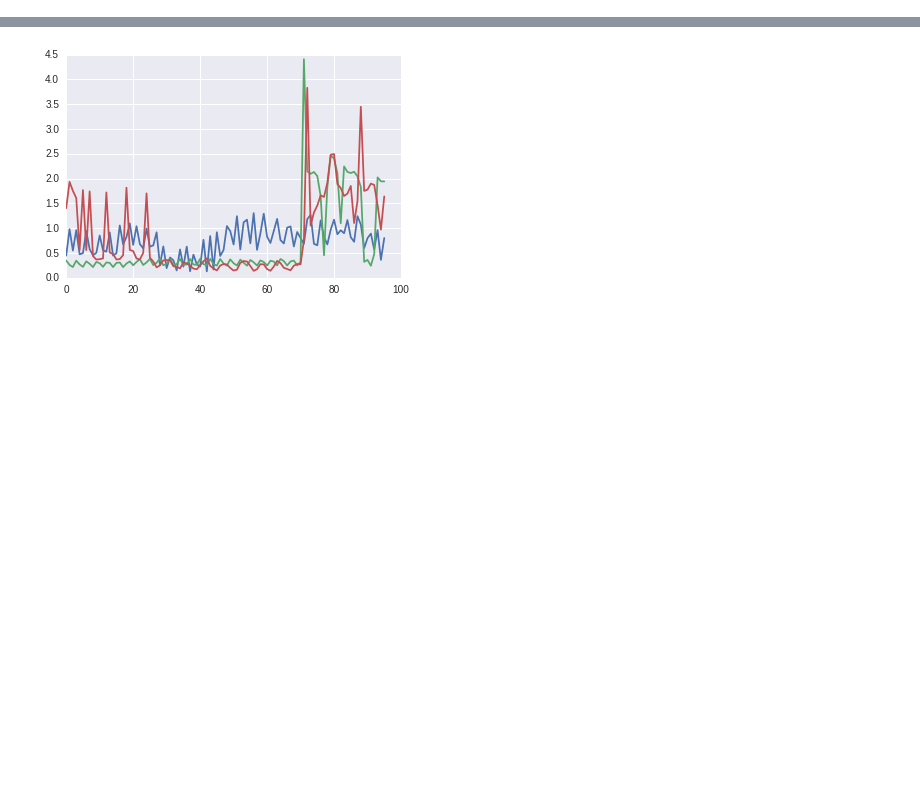
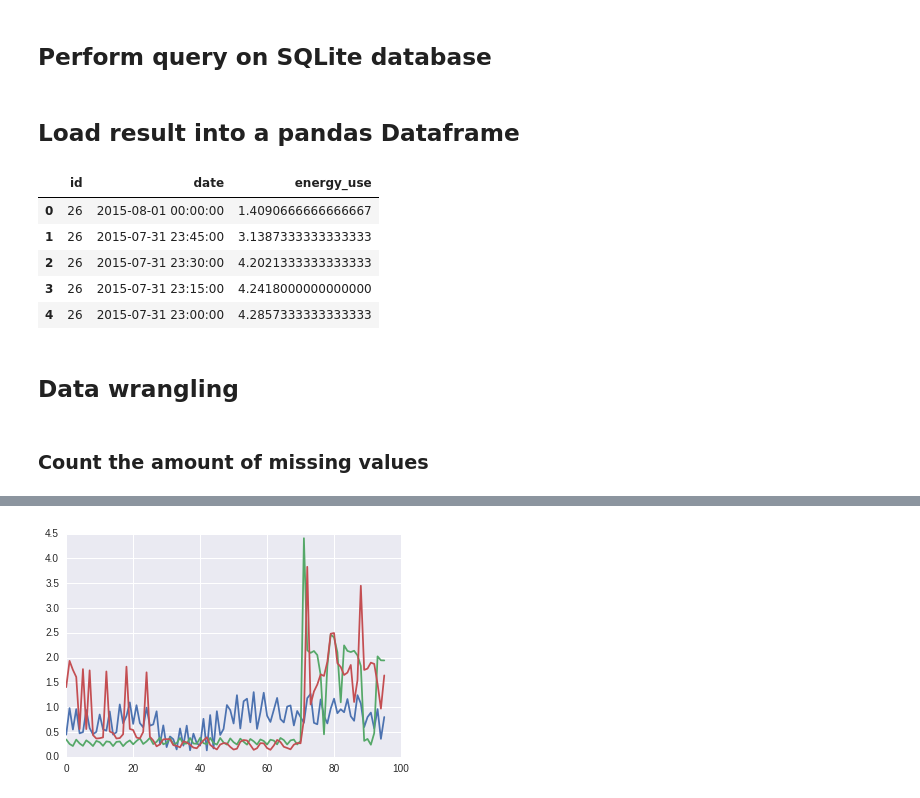
Before and after one commit to lucianoviola/energy_clustering, a Jupyter notebook: load_clustering.ipynb, the cells around one changed output, grey strips where cells are left out. Cells and saved outputs as stored; diff of their text form; code cells hidden in the pictures; blank space fills up the shorter version.

```diff
--- a/load_clustering.ipynb
+++ b/load_clustering.ipynb
@@ -129,2 +8,27 @@ df = pd.DataFrame(data, columns=['id','date','energy_use'])
+# %% [markdown]
+## Perform query on SQLite database
+# %%
+conn = sqlite3.connect("/home/luciano/python/load_profiling/dataport")
+cursor = conn.cursor()
+query = "SELECT * FROM new_table;"
+cursor.execute(query)
+data = cursor.fetchall()
+# %% [markdown]
+## Load result into a pandas Dataframe
+# %%
+df = pd.DataFrame(data, columns=['id','date','energy_use'])
+df.head()
+# id is the id of the house in the study and energy_use in the amount of energy consumed during a 15 minute interval
+# %% [output]
+|  | id | date | energy_use |
+| 0 | 26 | 2015-08-01 00:00:00 | 1.4090666666666667 |
+| 1 | 26 | 2015-07-31 23:45:00 | 3.1387333333333333 |
+| 2 | 26 | 2015-07-31 23:30:00 | 4.2021333333333333 |
+| 3 | 26 | 2015-07-31 23:15:00 | 4.2418000000000000 |
+| 4 | 26 | 2015-07-31 23:00:00 | 4.2857333333333333 |
+# %% [markdown]
+## Data wrangling
+# %% [markdown]
+### Count the amount of missing  values
 # %%
 def count_empty_strings(data):
```
Also changed, not shown: parts of 76 cells of this notebook.
